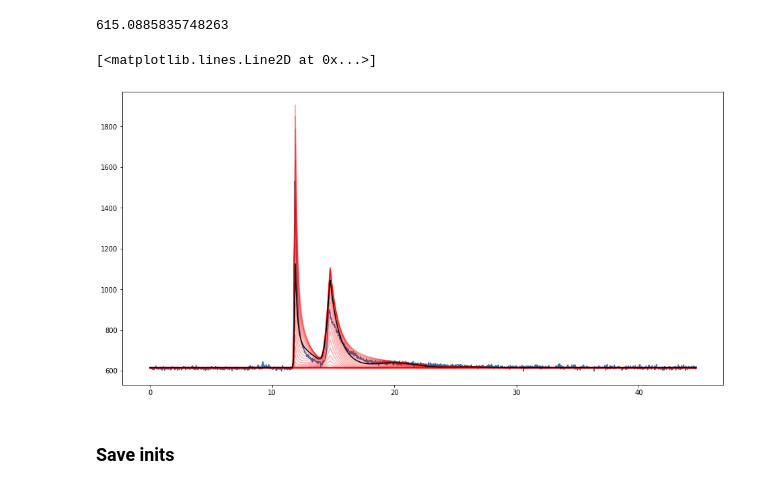
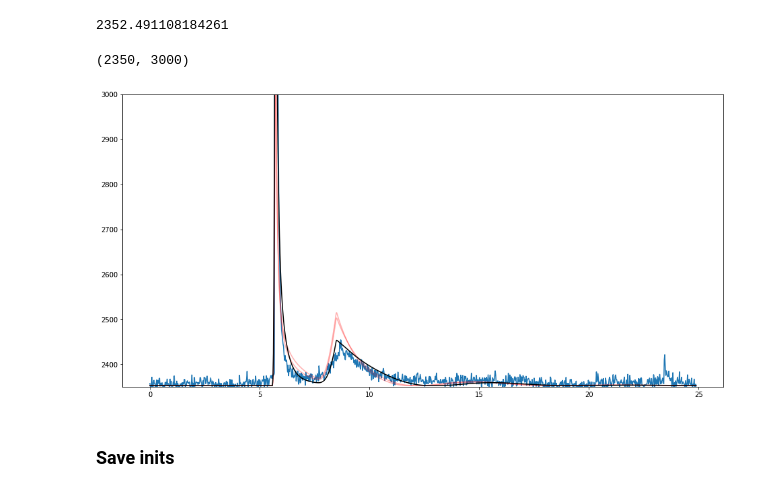
Before and after one commit to ekaterinailin/MalachiteMountains, a Jupyter notebook: analysis/notebooks/NB42c_Model_fit_to_Two_Flare_LC.ipynb, the cells around one changed output. Saved outputs shown, nothing was run; the diff lists cells and outputs as text; code cells hidden in the pictures.

```diff
--- a/analysis/notebooks/NB42c_Model_fit_to_Two_Flare_LC.ipynb
+++ b/analysis/notebooks/NB42c_Model_fit_to_Two_Flare_LC.ipynb
@@ -40,7 +42,7 @@ lcs = lcs.merge(props, left_on="ID", right_on="id")
 
 
 lcs.to_csv(f"{CWD}/data/summary/everything.csv", index=False)
-target = lcs.iloc[1]
+target = lcs.iloc[-1]
 i_mu, i_sigma = calculate_inclination(target)
 i_mu, i_sigma = i_mu.to("rad").value, i_sigma.to("rad").value
 target, i_mu, i_sigma
@@ -111,39 +117,39 @@ phi = lc.phi.values
 flux = lc.flux.values
 flux_err = lc.flux_err.values
 t= lc.t.values
-median = lc.median_[0]
+median = lc.median_[0]-10
 median
 # %% [output]
-615.0885835748263
+2352.491108184261
 # %%
 
-phi_a = (11.9, 14.75)
-theta_a = 40*np.pi/180#target.theta_a_init
-a = (2.5, .8)
-fwhm =  (.5,1.9)
+phi_a = (5.72,8.5)
+theta_a = 22*np.pi/180#target.theta_a_init
+a = (3.6, .1)
+fwhm =  (.25,2)
 qlum = target.tlum * u.erg/u.s
 R = target.rad * R_sun
-phi0 = 115 * np.pi / 180
+phi0 = -156 * np.pi / 180
 Fth = calculate_specific_flare_flux("TESS", flaret=1e4)
 phi_a_max = phi[-1]
 #plt.plot(phi,flux)
 radius = calculate_angular_radius(Fth, a[0], qlum, R,)
 theta_a, i_mu, phi_a, radius
 
 
 plt.figure(figsize=(16,8))
 plt.plot(phi,flux)
-for i in range(-90,90,5):
-    plt.plot(phi, full_model_2flares(phi_a, i*np.pi/180, a, fwhm, i_mu, phi0=phi0,
+for i in range(150,180,15):
+    plt.plot(phi, full_model_2flares(phi_a, theta_a, a, fwhm, i_mu, phi0=i* np.pi / 180,
                phi=phi, num_pts=50, qlum=qlum,
                Fth=Fth, R=R, median=median), c="r", alpha=.31,)
 plt.plot(phi, full_model_2flares(phi_a, theta_a, a, fwhm, i_mu, phi0=phi0,
            phi=phi, num_pts=50, qlum=qlum,
            Fth=Fth, R=R, median=median), c="k", alpha=1,)
-#plt.ylim(2300,3500)
+plt.ylim(2350,3000)
 # %% [output]
-[<matplotlib.lines.Line2D at 0x...>]
+(2350, 3000)
-[figure, old version]
+[figure, new version]
 # %% [markdown]
 ### Save inits
 # %%
```
Also changed, not shown: parts of 5 cells of this notebook, 9 other files.
